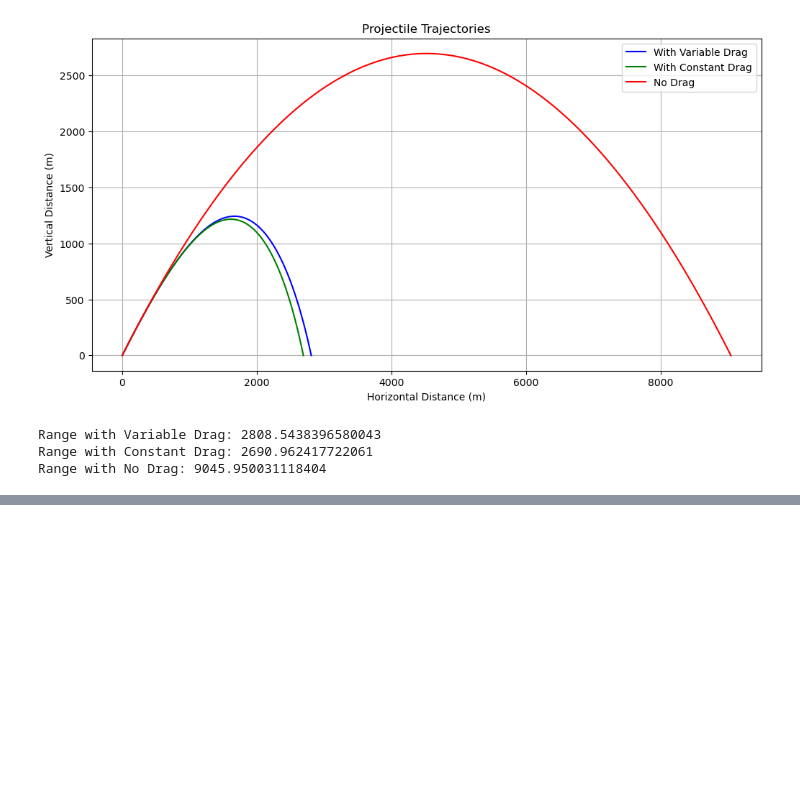
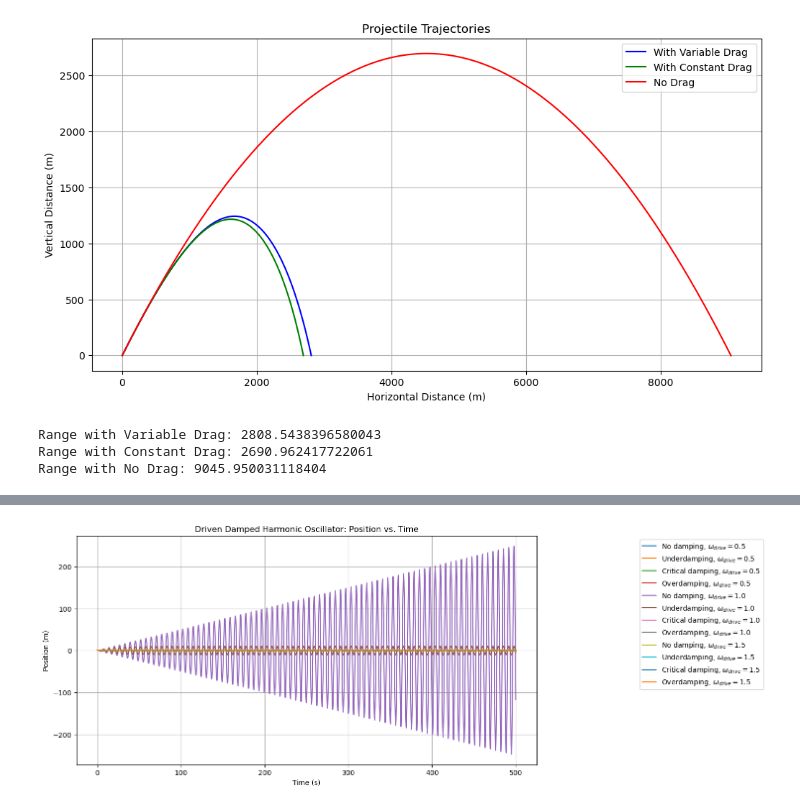
Before and after one commit to Lucc005/Computational-Project-Part-1, a Jupyter notebook: Part1pshx521.ipynb, the cells around one changed output, grey strips where cells are left out. Drawn from its saved outputs; the diff is of its cells as text; code cells hidden in the pictures; blank space fills up the shorter version.

```diff
--- a/Part1pshx521.ipynb
+++ b/Part1pshx521.ipynb
@@ -218,0 +318,87 @@ Range with No Drag: 9045.950031118404
+# %%
+
+# Constants for damped harmonic oscillator
+k = 1.0        # Spring constant
+m = 1.0        # Mass
+omega_0 = np.sqrt(k / m)  # Natural frequency (equivalent to 1 in this unit system)
+
+# Modified Velocity Verlet algorithm with damping and driving force
+def velocity_verlet_damped_driven(x0, v0, dt, t_total, beta, A, omega_drive):
+    """Simulate damped driven harmonic motion using the Velocity Verlet algorithm."""
+    n_steps = int(t_total / dt)
+    x = np.zeros(n_steps)
+    v = np.zeros(n_steps)
+    t = np.linspace(0, t_total, n_steps)
+    x[0] = x0
+    v[0] = v0
+
+    for i in range(n_steps - 1):
+        # Calculate acceleration including driving force
+        a = -k / m * x[i] - beta * v[i] + A / m * np.cos(omega_drive * t[i])
+
+        # Update position (Velocity Verlet step)
+        x_half = x[i] + v[i] * dt + 0.5 * a * dt**2
+        a_half = -k / m * x_half - beta * (v[i] + a * dt) + A / m * np.cos(omega_drive * t[i] + dt)
+        v[i + 1] = v[i] + 0.5 * (a + a_half) * dt
+        x[i + 1] = x_half
+
+    return t, x, v
+
+# Initial conditions
+x0 = 1.0  # Initial position
+v0 = 0.0  # Initial velocity
+dt = 0.01  # Time step
+t_total = 500.0  # Total simulation time (sufficiently large to observe steady state)
+
+# Driving force parameters
+A = 1.0  # Amplitude of driving force
+
+# Damping regimes
+beta_values = {
+    "No damping": 0.0,  # Beta = 0 (no damping)
+    "Underdamping": 0.1,  # Beta < omega_0 (underdamping)
+    "Critical damping": omega_0 / 2,  # Beta = omega_0 / 2 (critical damping)
+    "Overdamping": omega_0  # Beta > omega_0 (overdamping)
+}
+
+# Driving frequencies (far from resonance, near/at resonance)
+omega_drive_values = [0.5, 1.0, 1.5]  # omega = 0.5 (far), omega = 1.0 (at resonance), omega = 1.5 (near)
+
+# Plot position as function of time for different damping regimes and driving frequencies
+plt.figure(figsize=(12, 6))
+
+for omega_drive in omega_drive_values:
+    for regime, beta in beta_values.items():
+        t, x, v = velocity_verlet_damped_driven(x0, v0, dt, t_total, beta, A, omega_drive)
+        plt.plot(t, x, label=f"{regime}, $\\omega_{{drive}}={omega_drive}$")
+
+plt.xlabel("Time (s)")
+plt.ylabel("Position (m)")
+plt.title("Driven Damped Harmonic Oscillator: Position vs. Time")
+plt.legend(loc="upper right", bbox_to_anchor=(1.5, 1.0))
+plt.grid(True)
+plt.show()
+
+# Compute mechanical energy (kinetic + potential) as function of time
+def mechanical_energy(x, v):
+    kinetic = 0.5 * m * v**2
+    potential = 0.5 * k * x**2
+    return kinetic + potential
+
+# Plot mechanical energy as function of time for different damping regimes and driving frequencies
+plt.figure(figsize=(12, 6))
+
+for omega_drive in omega_drive_values:
+    for regime, beta in beta_values.items():
+        t, x, v = velocity_verlet_damped_driven(x0, v0, dt, t_total, beta, A, omega_drive)
+        energy = mechanical_energy(x, v)
+        plt.plot(t, energy, label=f"{regime}, $\\omega_{{drive}}={omega_drive}$")
+
+plt.xlabel("Time (s)")
+plt.ylabel("Mechanical Energy (J)")
+plt.title("Driven Damped Harmonic Oscillator: Mechanical Energy vs. Time")
+plt.legend(loc="upper right", bbox_to_anchor=(1.5, 1.0))
+plt.grid(True)
+plt.show()
+# %% [output]
+[figure, added]
```
Also changed, not shown: parts of 11 cells of this notebook.
